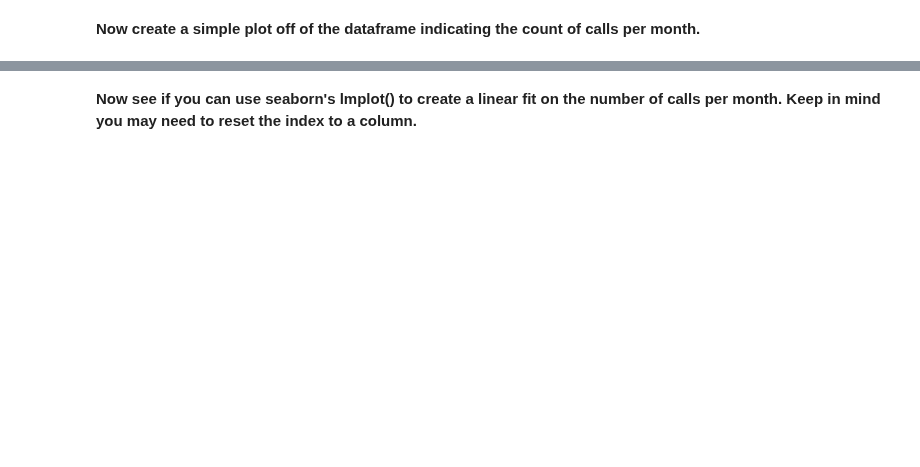
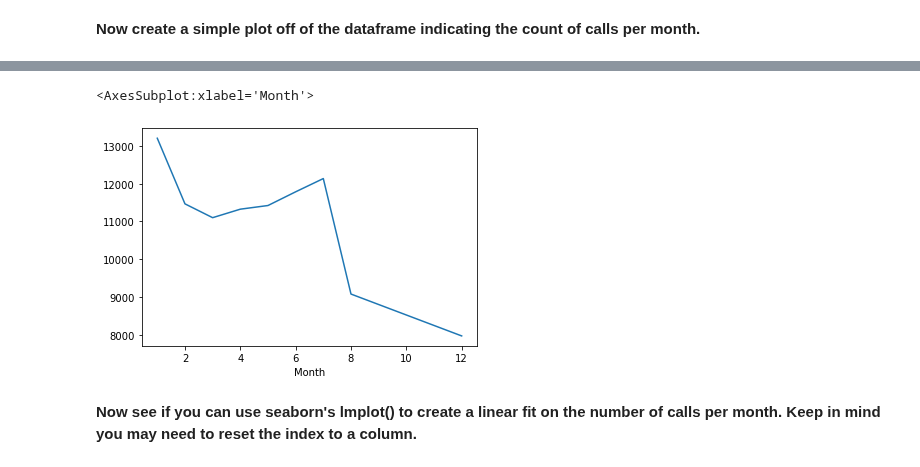
Before and after one commit to xkrystiandutka/DataScience, a Jupyter notebook: DataCapstone/911CallsDataCapstoneProject.ipynb, the cells around one changed output, grey strips where cells are left out. Cells and saved outputs as stored; diff of their text form; code cells hidden in the pictures; blank space fills up the shorter version.

```diff
--- a/DataCapstone/911CallsDataCapstoneProject.ipynb
+++ b/DataCapstone/911CallsDataCapstoneProject.ipynb
@@ -243,0 +235,3 @@ _____
+# %%
+byMonth = df.groupby('Month').count()
+byMonth.head()
@@ -250,2 +248,7 @@ _____
+# %%
+byMonth['lat'].plot()
+# %% [output]
+<AxesSubplot:xlabel='Month'>
+[figure, added]
 # %% [markdown]
 **Now see if you can use seaborn's lmplot() to create a linear fit on the number of calls per month. Keep in mind you may need to reset the index to a column.**
```
Also changed, not shown: parts of 28 cells of this notebook.
